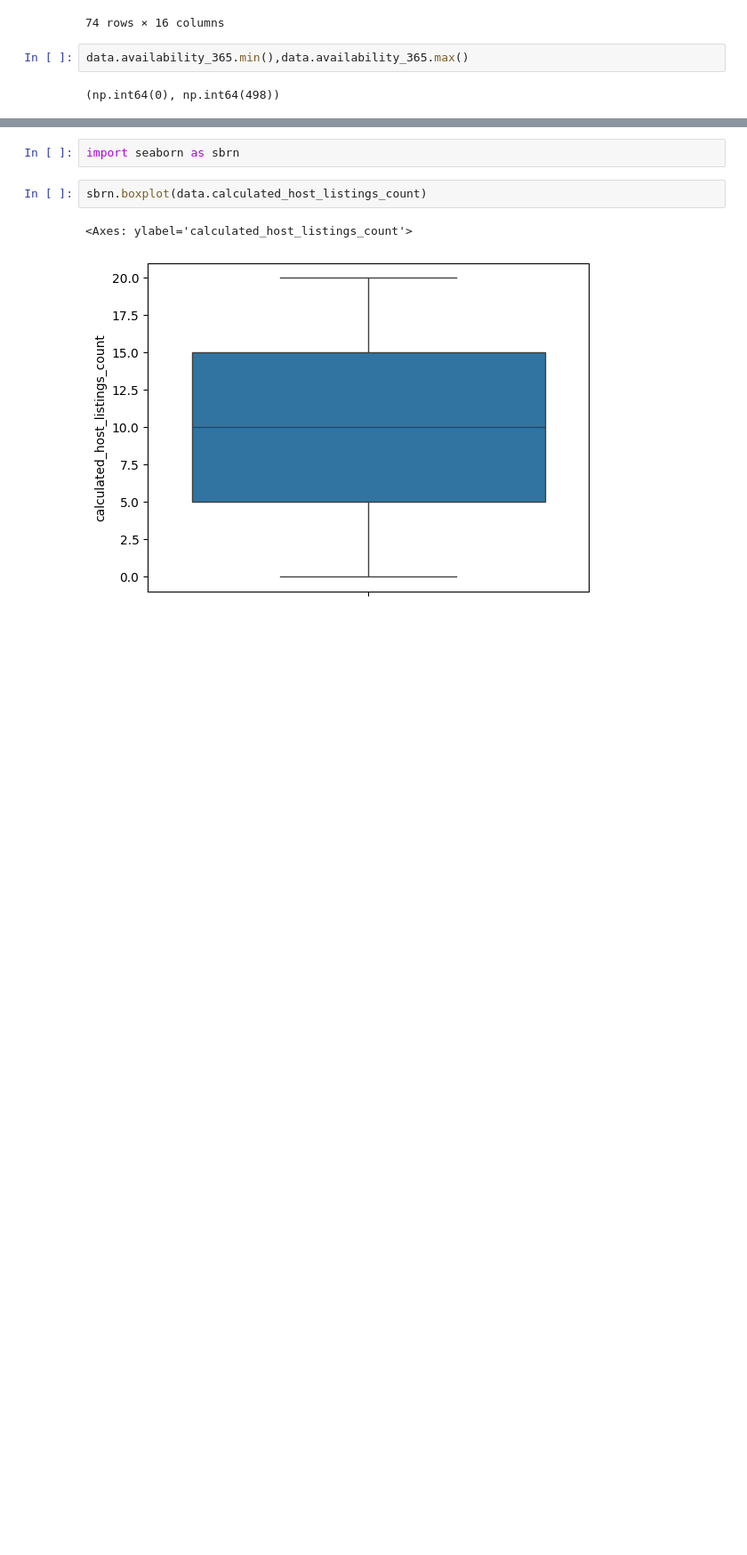
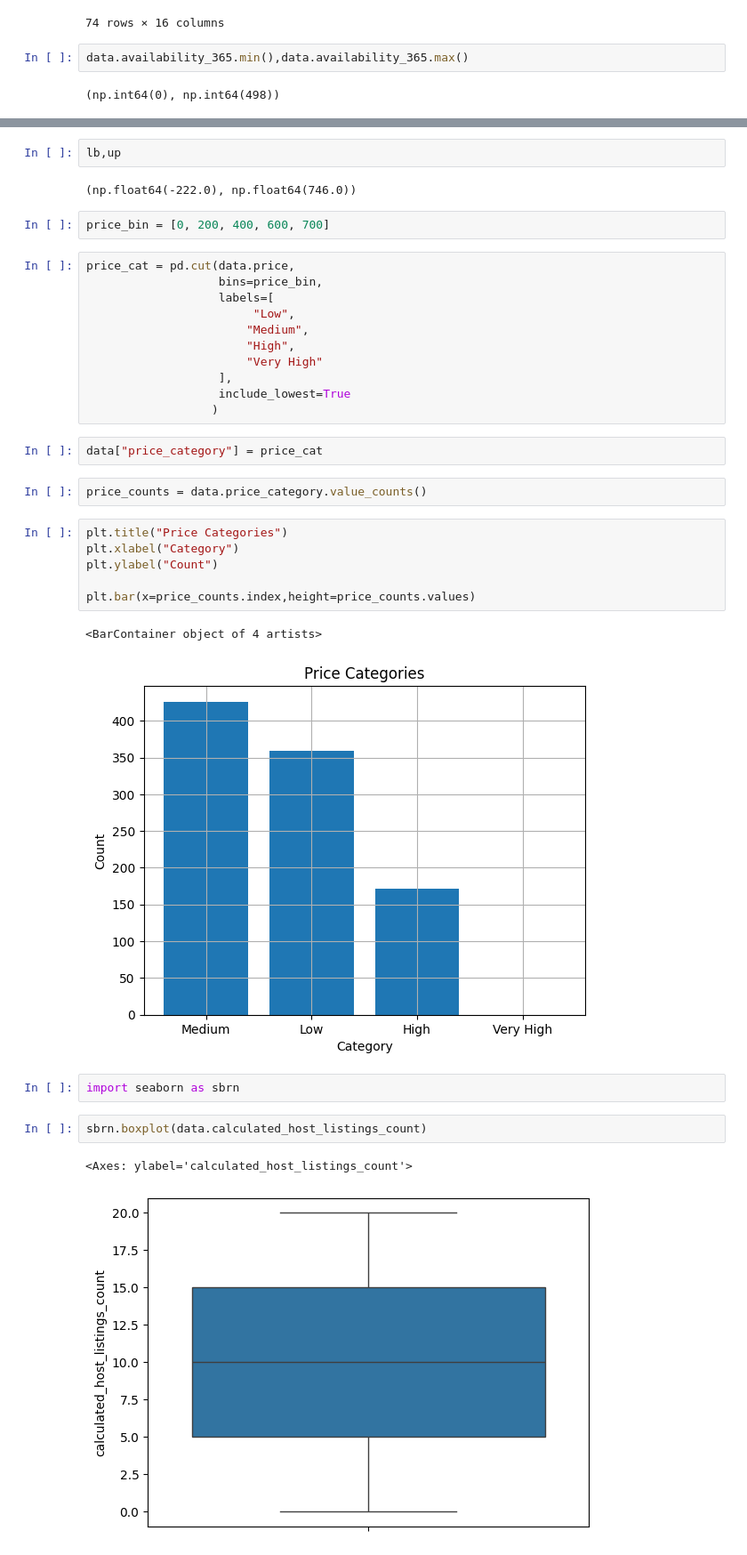
Before and after one commit to malik-tanveer/SMIT-Assigment, a Jupyter notebook: assigment_aibnb/assigment_airbnd_dataset.ipynb, the cells around one changed output, grey strips where cells are left out. Shown at 89% size. Drawn from its saved outputs; the diff is of its cells as text; blank space fills up the shorter version.

```diff
--- a/assigment_aibnb/assigment_airbnd_dataset.ipynb
+++ b/assigment_aibnb/assigment_airbnd_dataset.ipynb
@@ -344,3 +393,33 @@ data.availability_365.min(),data.availability_365.max()
+# %%
+lb,up
+# %% [output]
+(np.float64(-222.0), np.float64(746.0))
+# %%
+price_bin = [0, 200, 400, 600, 700]
+# %%
+price_cat = pd.cut(data.price,
+                   bins=price_bin,
+                   labels=[
+                        "Low",
+                       "Medium",
+                       "High",
+                       "Very High"
+                   ],
+                   include_lowest=True
+                  )
+# %%
+data["price_category"] = price_cat
+# %%
+price_counts = data.price_category.value_counts()
+# %%
+plt.title("Price Categories")
+plt.xlabel("Category")
+plt.ylabel("Count")
+
+plt.bar(x=price_counts.index,height=price_counts.values)
+# %% [output]
+<BarContainer object of 4 artists>
+[figure, added]
 # %%
 import seaborn as sbrn
 # %%
```
Also changed, not shown: parts of 24 cells of this notebook, 1 other file.
